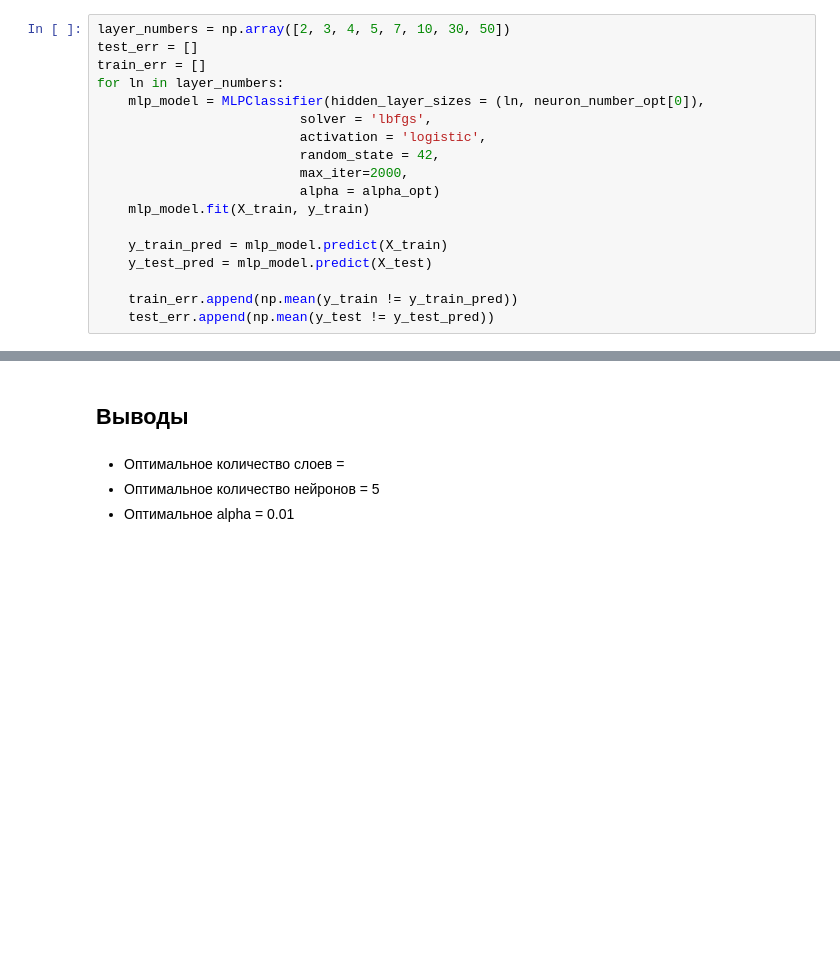
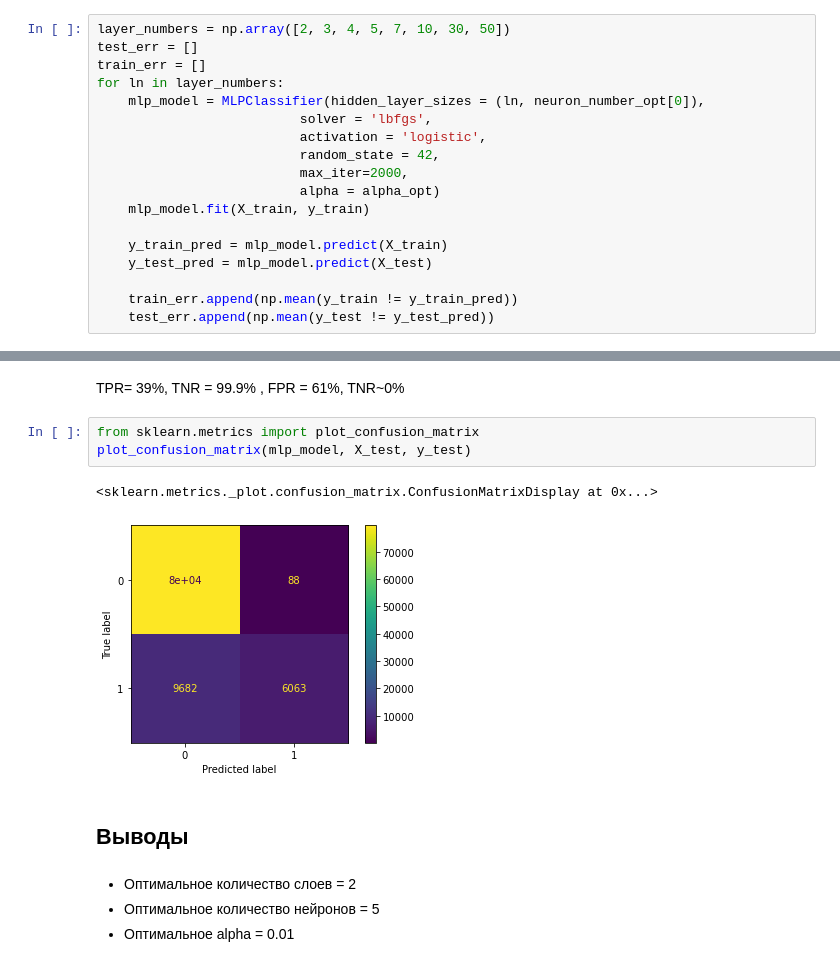
Before and after one commit to NikitaZel/ML, a Jupyter notebook: Lab2.ipynb, the cells around one changed output, grey strips where cells are left out. Saved outputs shown, nothing was run; the diff lists cells and outputs as text; blank space fills up the shorter version.

```diff
--- a/Lab2.ipynb
+++ b/Lab2.ipynb
@@ -265,6 +308,14 @@ pass
+# %% [markdown]
+TPR= 39%, TNR = 99.9% , FPR = 61%, TNR~0%
+# %%
+from sklearn.metrics import plot_confusion_matrix
+plot_confusion_matrix(mlp_model, X_test, y_test)
+# %% [output]
+<sklearn.metrics._plot.confusion_matrix.ConfusionMatrixDisplay at 0x...>
+[figure, added]
 # %% [markdown]
 ## Выводы
 # %% [markdown]
-- Оптимальное количество слоев =
+- Оптимальное количество слоев = 2
 - Оптимальное количество нейронов = 5
 - Оптимальное alpha = 0.01
```
Also changed, not shown: parts of 6 cells of this notebook.
